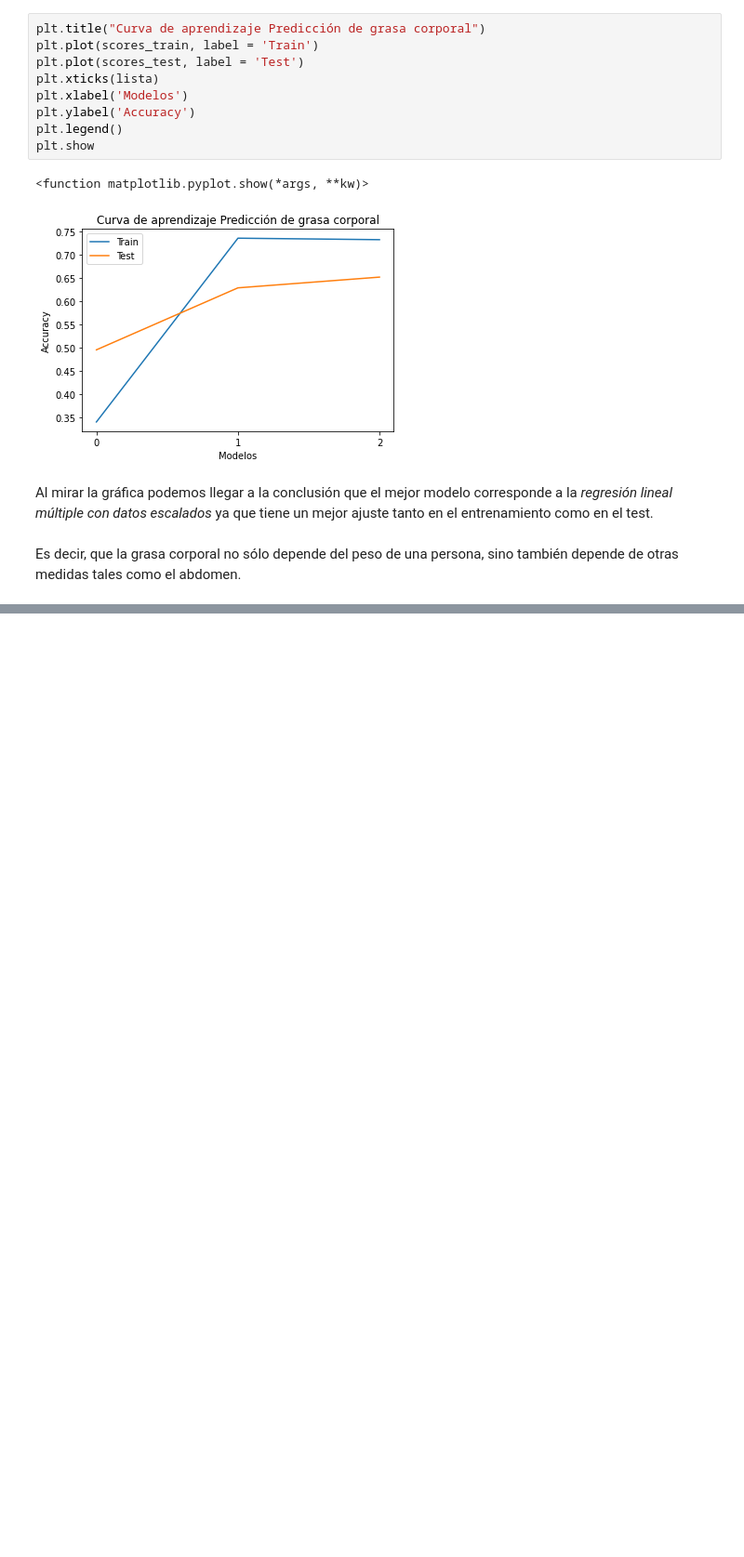
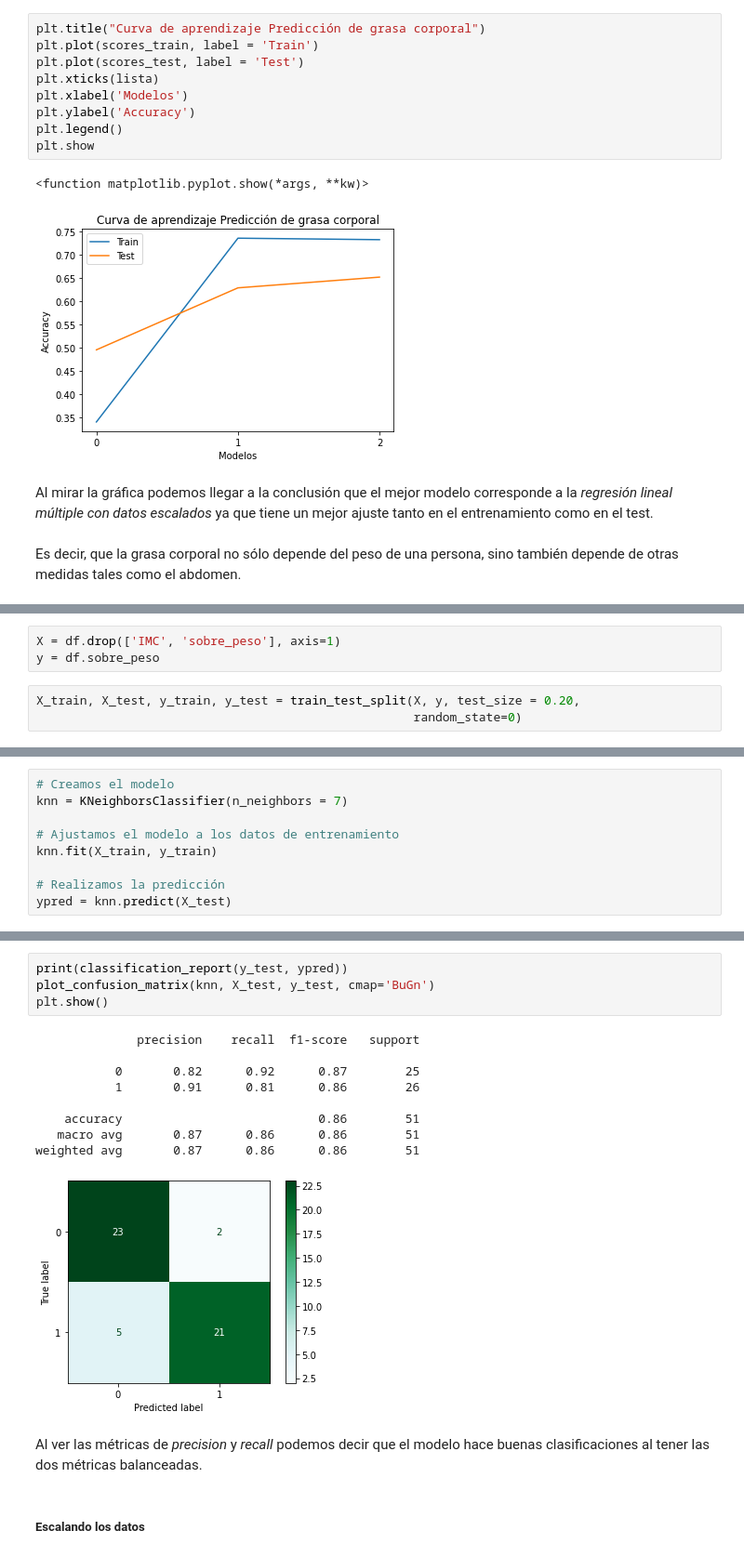
Before and after one commit to pedrosoriaa1a/Predicci-n_grasa, a Jupyter notebook: Predicción_de_grasa_corporal.ipynb, the cells around one changed output, grey strips where cells are left out. Shown at 93% size. Drawn from its saved outputs; the diff is of its cells as text; blank space fills up the shorter version.

```diff
--- a/Predicción_de_grasa_corporal.ipynb
+++ b/Predicción_de_grasa_corporal.ipynb
@@ -409,0 +439,6 @@ Es decir, que la grasa corporal no sólo depende del peso de una persona, sino t
+# %%
+X = df.drop(['IMC', 'sobre_peso'], axis=1)
+y = df.sobre_peso
+# %%
+X_train, X_test, y_train, y_test = train_test_split(X, y, test_size = 0.20,
+                                                    random_state=0)
@@ -409,0 +451,9 @@ Es decir, que la grasa corporal no sólo depende del peso de una persona, sino t
+# %%
+# Creamos el modelo
+knn = KNeighborsClassifier(n_neighbors = 7)
+
+# Ajustamos el modelo a los datos de entrenamiento
+knn.fit(X_train, y_train)
+
+# Realizamos la predicción
+ypred = knn.predict(X_test)
@@ -409,0 +475,18 @@ Es decir, que la grasa corporal no sólo depende del peso de una persona, sino t
+# %%
+print(classification_report(y_test, ypred))
+plot_confusion_matrix(knn, X_test, y_test, cmap='BuGn')
+plt.show()
+# %% [output]
+              precision    recall  f1-score   support
+
+           0       0.82      0.92      0.87        25
+           1       0.91      0.81      0.86        26
+
+    accuracy                           0.86        51
+   macro avg       0.87      0.86      0.86        51
+weighted avg       0.87      0.86      0.86        51
+[figure, added]
+# %% [markdown]
+Al ver las métricas de *precision* y *recall* podemos decir que el modelo hace buenas clasificaciones al tener las dos métricas balanceadas.
+# %% [markdown]
+##### Escalando los datos
```
Also changed, not shown: parts of 22 cells of this notebook.
